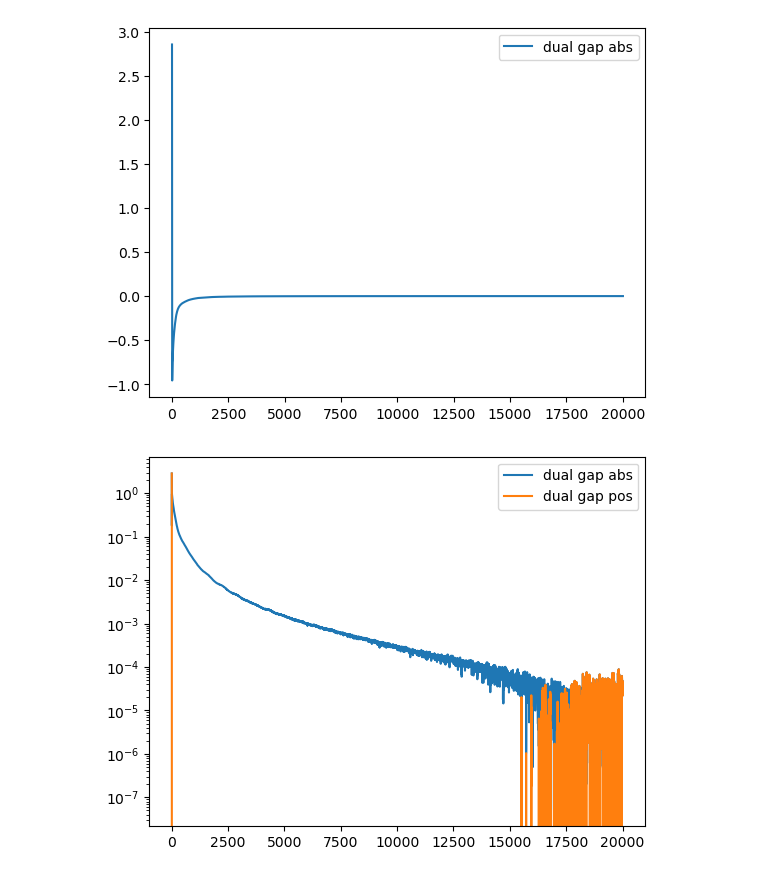
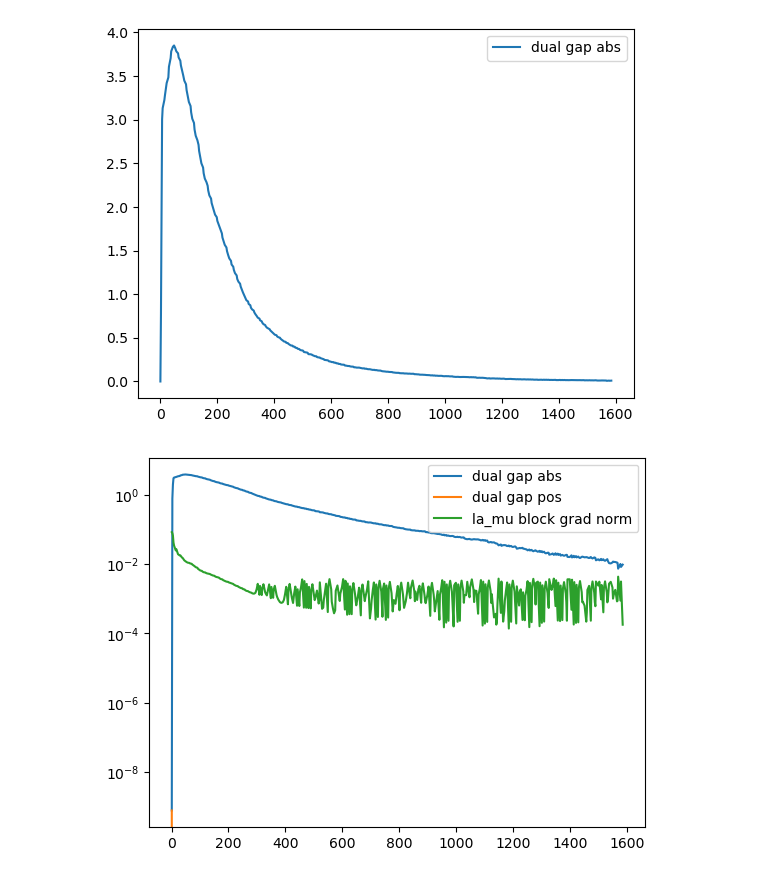
Before and after one commit to Lareton/transport_network_optimization, a Jupyter notebook: test_USTM.ipynb, the cells around one changed output. Drawn from its saved outputs; the diff is of its cells as text; code cells hidden in the pictures.

```diff
--- a/test_USTM.ipynb
+++ b/test_USTM.ipynb
@@ -63,8 +68,8 @@ net_df = net_df.rename({"free_flow_time":"fft"}, axis=1)
 graph = graph_tool.Graph(net_df.values, eprops=[('capacity', 'double'), ('fft', 'double')])
 # %%
 from transport_problem import HyperParams, DualOracle, OptimParams
-l = np.sum(corrs, axis=1)
-w = np.sum(corrs, axis=0)
+l = np.maximum(np.sum(corrs, axis=1), 1e-6)
+w = np.maximum(np.sum(corrs, axis=0), 1e-6)
 
 zones_num = len(l)
 sources = np.arange(zones_num)
@@ -73,3 +78,5 @@ targets = np.arange(zones_num)
 params = HyperParams(gamma=10, mu_pow=0.25, rho=0.15)
 oracle = DualOracle(graph, l, w, params, net_df=net_df)
 oracle_stacker = OracleStacker(oracle, graph, sources, targets)
+
+# oracle.COUNT_PROCESSES = 6
@@ -78,3 +83,3 @@ oracle.COUNT_PROCESSES = 6
 # %%
-results = ustm_mincost_mcf(oracle_stacker,  eps_abs=1e-4, eps_cons_abs=1e-6, max_iter=1000, stop_by_crit=False)
+results = ustm_mincost_mcf(oracle_stacker,  eps_abs=1e-2, eps_cons_abs=1e-3, max_iter=1000, stop_by_crit=True)
 # %% [output]
@@ -90,35 +91,33 @@ True
 # %%
-plt.rcParams['figure.dpi']=100
 x = results.history_count_calls
 
-
-plt.plot(x, results.history_dual_gap,  label="dual gap abs")
+plt.plot(x, np.abs(results.history_dual_gap),  label="dual gap abs")
 plt.savefig("plot_ustm_dual_gap abs.png")
 # plt.yscale("log")
 plt.legend()
 plt.show()
 
 plt.plot(x, np.abs(results.history_dual_gap),  label="dual gap abs")
 plt.plot(x, results.history_dual_gap,  label="dual gap pos")
+plt.plot(x, results.history_la_mu_grad_norm, label="la_mu block grad norm")
 plt.savefig("plot_ustm_dual_gap.png")
 plt.yscale("log")
 plt.legend()
 plt.show()
 
-plt.plot(x, results.history_la_mu_grad_norm, label="la_mu block grad norm")
-plt.savefig("plot_ustm_la_mu_grad_norm.png")
-plt.yscale("log")
-plt.legend()
-plt.show()
+# plt.savefig("plot_ustm_la_mu_grad_norm.png")
+# plt.yscale("log")
+# plt.legend()
+# plt.show()
 
 
 # plt.plot(x, results.history_prime_values, label="history prime function")
 # plt.legend()
 # plt.show()
 
 # plt.plot(x, results.history_dual_values, label="history dual function")
 # plt.legend()
 # plt.show()
 # %% [output]
-[figure, old version]
+[figure, new version]
-[figure, old version]
+[figure, new version]
```
Also changed, not shown: parts of 8 cells of this notebook, 1 other file.
